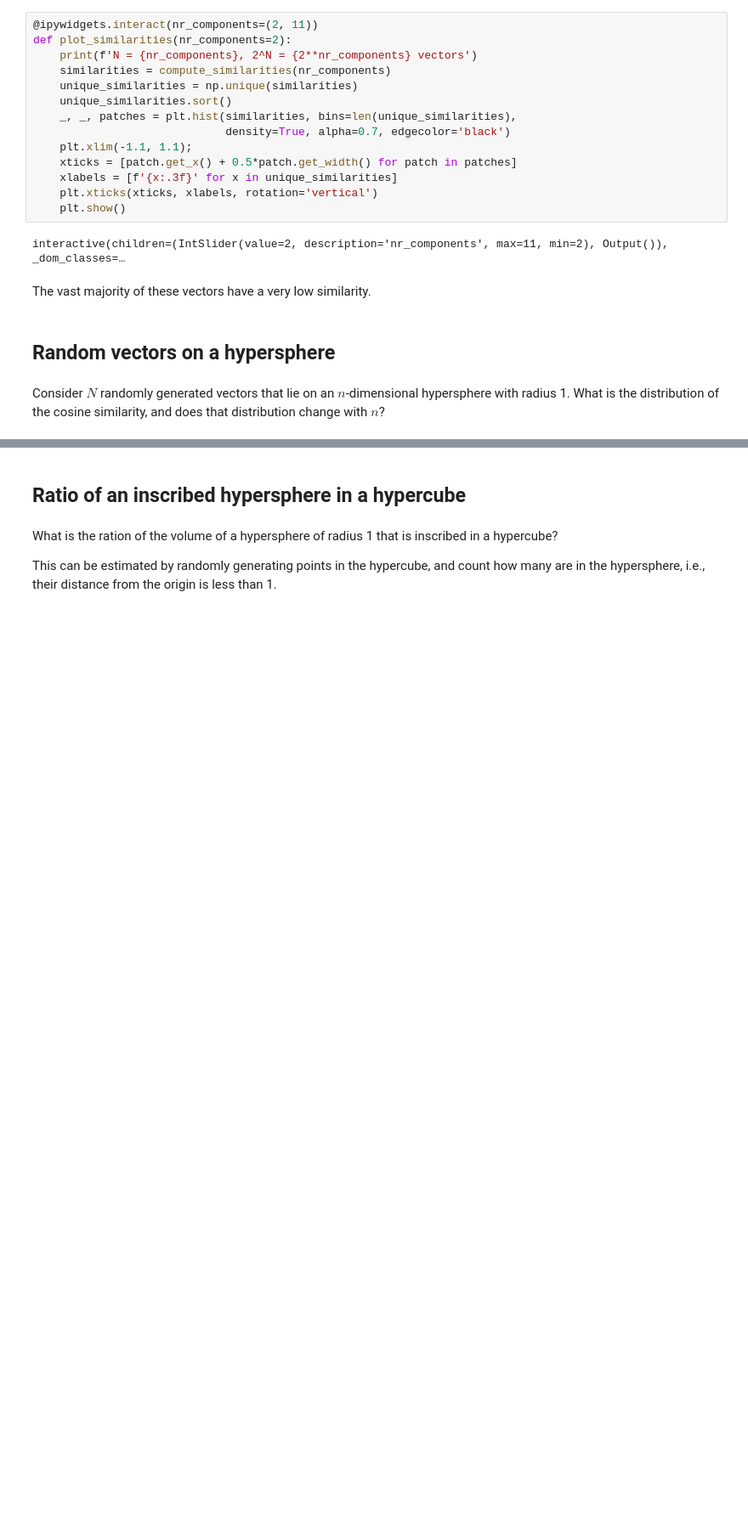
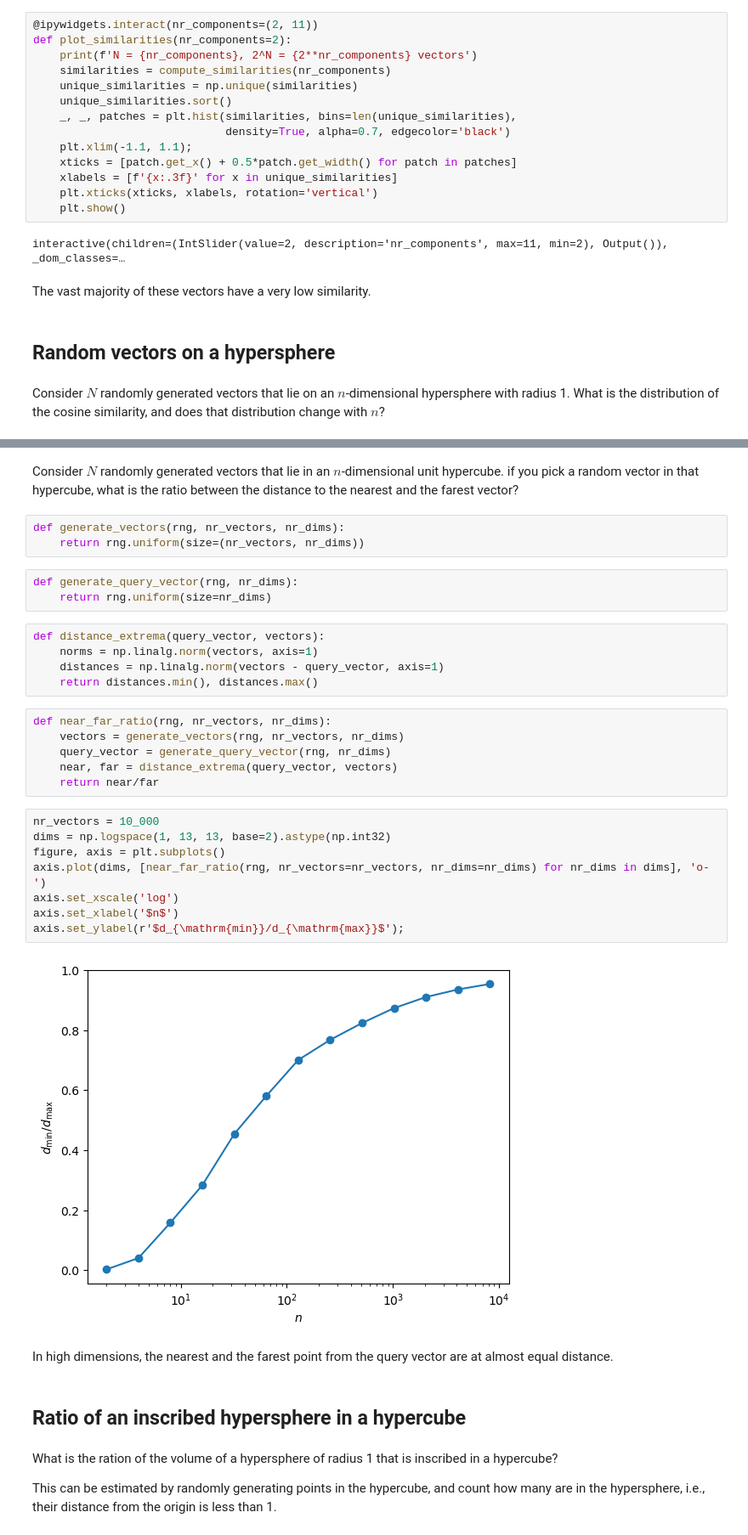
Before and after one commit to gjbex/Machine-learning-with-Python, a Jupyter notebook: source-code/curse_of_dimensionality.ipynb, the cells around one changed output, grey strips where cells are left out. Shown at 85% size. Drawn from its saved outputs; the diff is of its cells as text; blank space fills up the shorter version.

```diff
--- a/source-code/curse_of_dimensionality.ipynb
+++ b/source-code/curse_of_dimensionality.ipynb
@@ -89,3 +101,34 @@ interactive(children=(IntSlider(value=1000, description='nr_vectors', max=10000,
+# %% [markdown]
+Consider $N$ randomly generated vectors that lie in an $n$-dimensional unit hypercube.  if you pick a random vector in that hypercube, what is the ratio between the distance to the nearest and the farest vector?
+# %%
+def generate_vectors(rng, nr_vectors, nr_dims):
+    return rng.uniform(size=(nr_vectors, nr_dims))
+# %%
+def generate_query_vector(rng, nr_dims):
+    return rng.uniform(size=nr_dims)
+# %%
+def distance_extrema(query_vector, vectors):
+    norms = np.linalg.norm(vectors, axis=1)
+    distances = np.linalg.norm(vectors - query_vector, axis=1)
+    return distances.min(), distances.max()
+# %%
+def near_far_ratio(rng, nr_vectors, nr_dims):
+    vectors = generate_vectors(rng, nr_vectors, nr_dims)
+    query_vector = generate_query_vector(rng, nr_dims)
+    near, far = distance_extrema(query_vector, vectors)
+    return near/far
+# %%
+nr_vectors = 10_000
+dims = np.logspace(1, 13, 13, base=2).astype(np.int32)
+figure, axis = plt.subplots()
+axis.plot(dims, [near_far_ratio(rng, nr_vectors=nr_vectors, nr_dims=nr_dims) for nr_dims in dims], 'o-')
+axis.set_xscale('log')
+axis.set_xlabel('$n$')
+axis.set_ylabel(r'$d_{\mathrm{min}}/d_{\mathrm{max}}$');
+# %% [output]
+[figure, added]
+# %% [markdown]
+In high dimensions, the nearest and the farest point from the query vector are at almost equal distance.
 # %% [markdown]
 ## Ratio of an inscribed hypersphere in a hypercube
 # %% [markdown]
```
Also changed, not shown: parts of 11 cells of this notebook.
